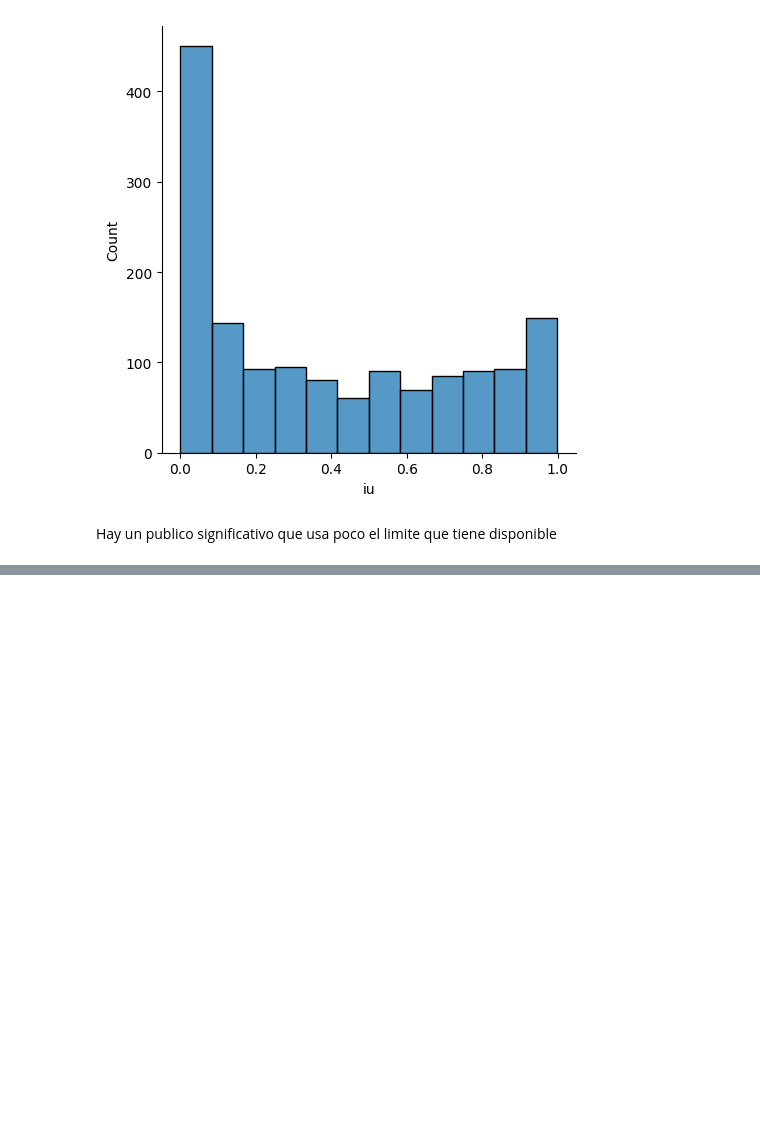
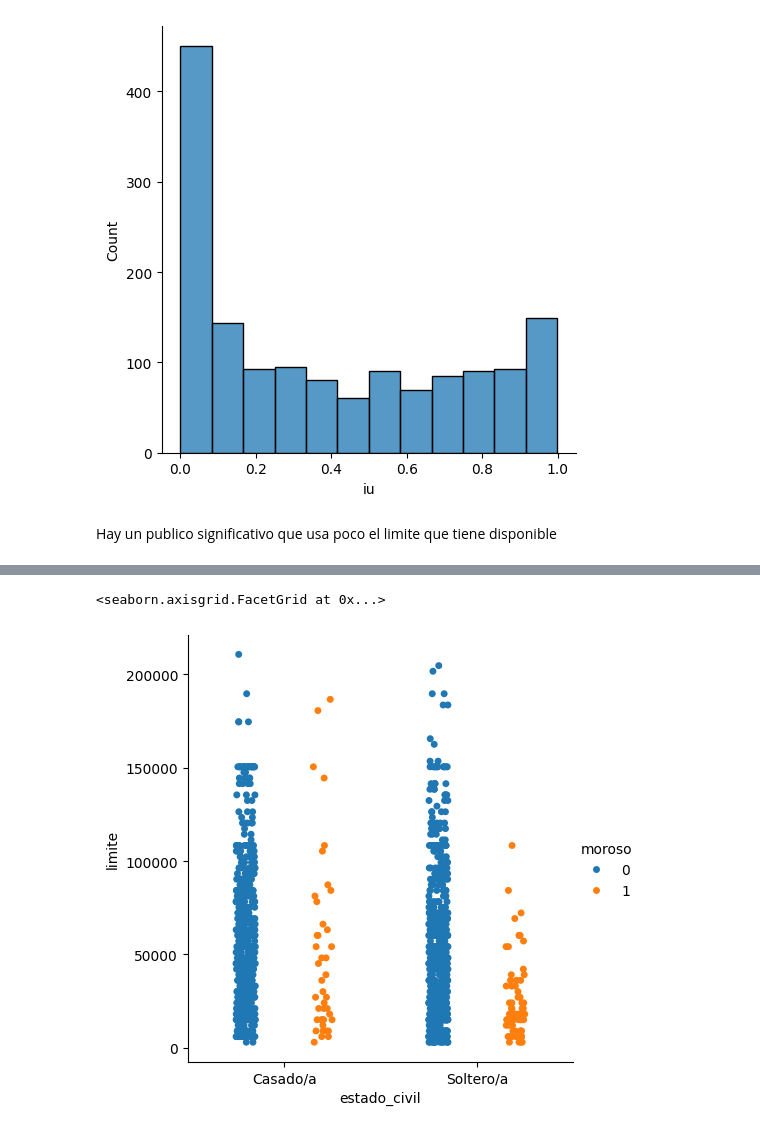
Before and after one commit to celioso/DataVisualizationExplorandoConSeaborn, a Jupyter notebook: analisis_de_Datos.ipynb, the cells around one changed output, grey strips where cells are left out. Drawn from its saved outputs; the diff is of its cells as text; code cells hidden in the pictures; blank space fills up the shorter version.

```diff
--- a/analisis_de_Datos.ipynb
+++ b/analisis_de_Datos.ipynb
@@ -263,0 +278,5 @@ sns.displot(data=tarjetas, x='limite', hue="escolaridad", palette= "inferno_r");
+# %%
+sns.catplot(x="estado_civil",y="limite", data=tarjetas, hue="moroso", dodge= True)
+# %% [output]
+<seaborn.axisgrid.FacetGrid at 0x...>
+[figure, added]
```
Also changed, not shown: parts of 6 cells of this notebook.
